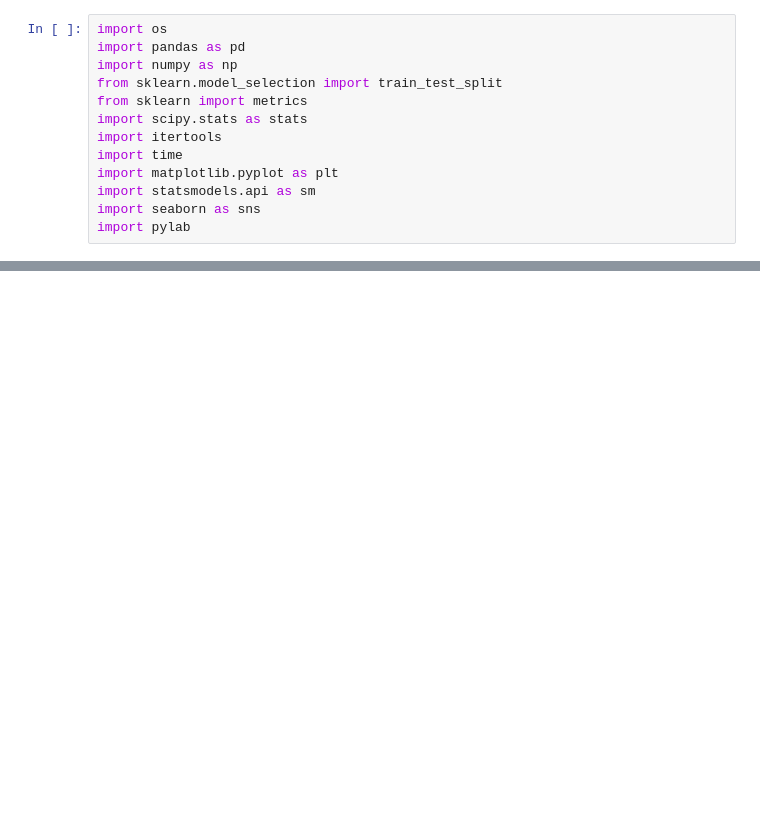
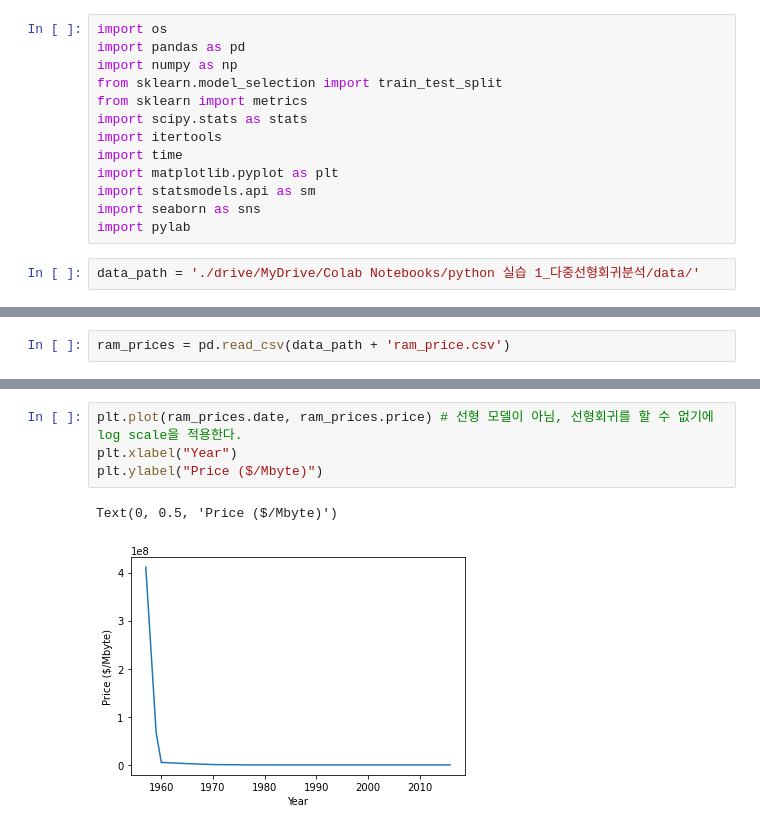
Before and after one commit to baej0106/DataScience, a Jupyter notebook: 다중선형회귀분석.ipynb, the cells around one changed output, grey strips where cells are left out. Saved outputs shown, nothing was run; the diff lists cells and outputs as text; blank space fills up the shorter version.

```diff
--- a/다중선형회귀분석.ipynb
+++ b/다중선형회귀분석.ipynb
@@ -29,3 +15,5 @@ import matplotlib.pyplot as plt
 import statsmodels.api as sm
 import seaborn as sns
 import pylab
+# %%
+data_path = './drive/MyDrive/Colab Notebooks/python 실습 1_다중선형회귀분석/data/'
@@ -31,0 +22,2 @@ import pylab
+# %%
+ram_prices = pd.read_csv(data_path + 'ram_price.csv')
@@ -31,0 +41,7 @@ import pylab
+# %%
+plt.plot(ram_prices.date, ram_prices.price) # 선형 모델이 아님, 선형회귀를 할 수 없기에 log scale을 적용한다.
+plt.xlabel("Year")
+plt.ylabel("Price ($/Mbyte)")
+# %% [output]
+Text(0, 0.5, 'Price ($/Mbyte)')
+[figure, added]
```
Also changed, not shown: parts of 46 cells of this notebook.
